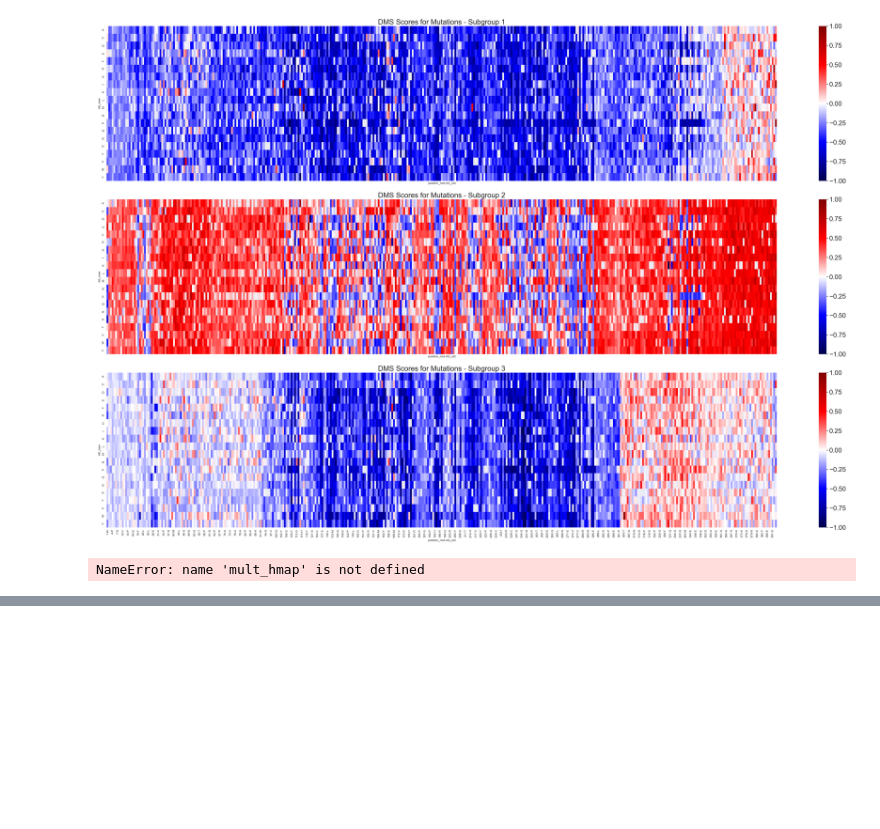
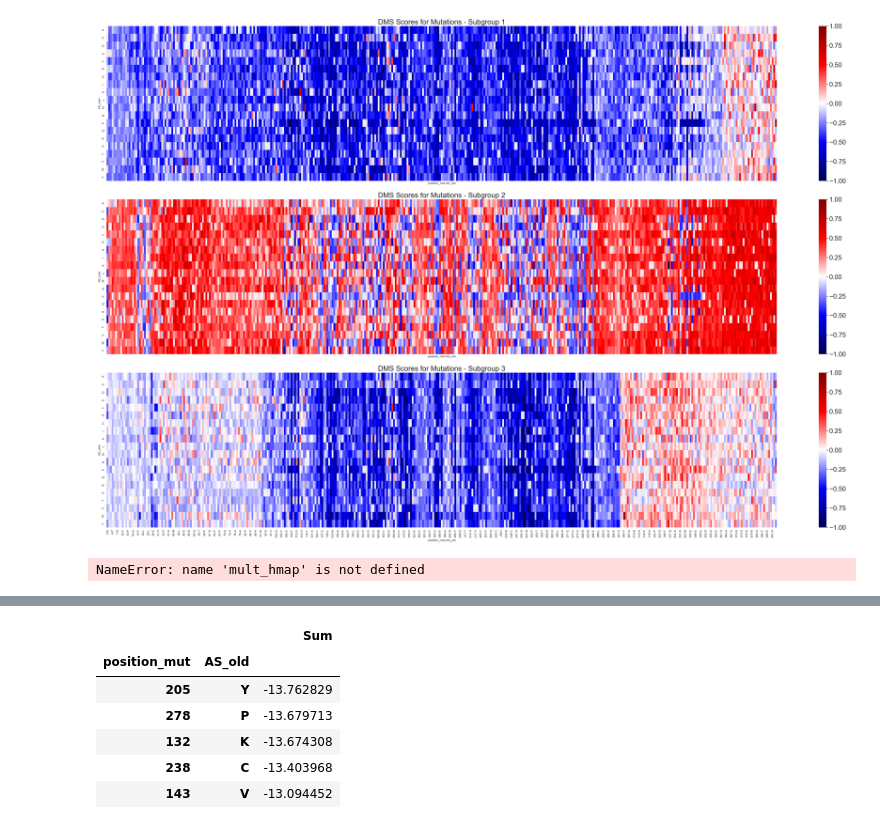
Before and after one commit to datascience-mobi-2023/topic02_team02, a Jupyter notebook: Visualization/FinalTests_copy.ipynb, the cells around one changed output, grey strips where cells are left out. Drawn from its saved outputs; the diff is of its cells as text; code cells hidden in the pictures; blank space fills up the shorter version.

```diff
--- a/Visualization/FinalTests_copy.ipynb
+++ b/Visualization/FinalTests_copy.ipynb
@@ -198,0 +228,10 @@ NameError: name 'mult_hmap' is not defined
+# %%
+GNNLV
+# %% [output]
+|  |  | Sum |
+| position_mut | AS_old |  |
+| 205 | Y | -13.762829 |
+| 278 | P | -13.679713 |
+| 132 | K | -13.674308 |
+| 238 | C | -13.403968 |
+| 143 | V | -13.094452 |
```
Also changed, not shown: parts of 6 cells of this notebook, 1 other file.
